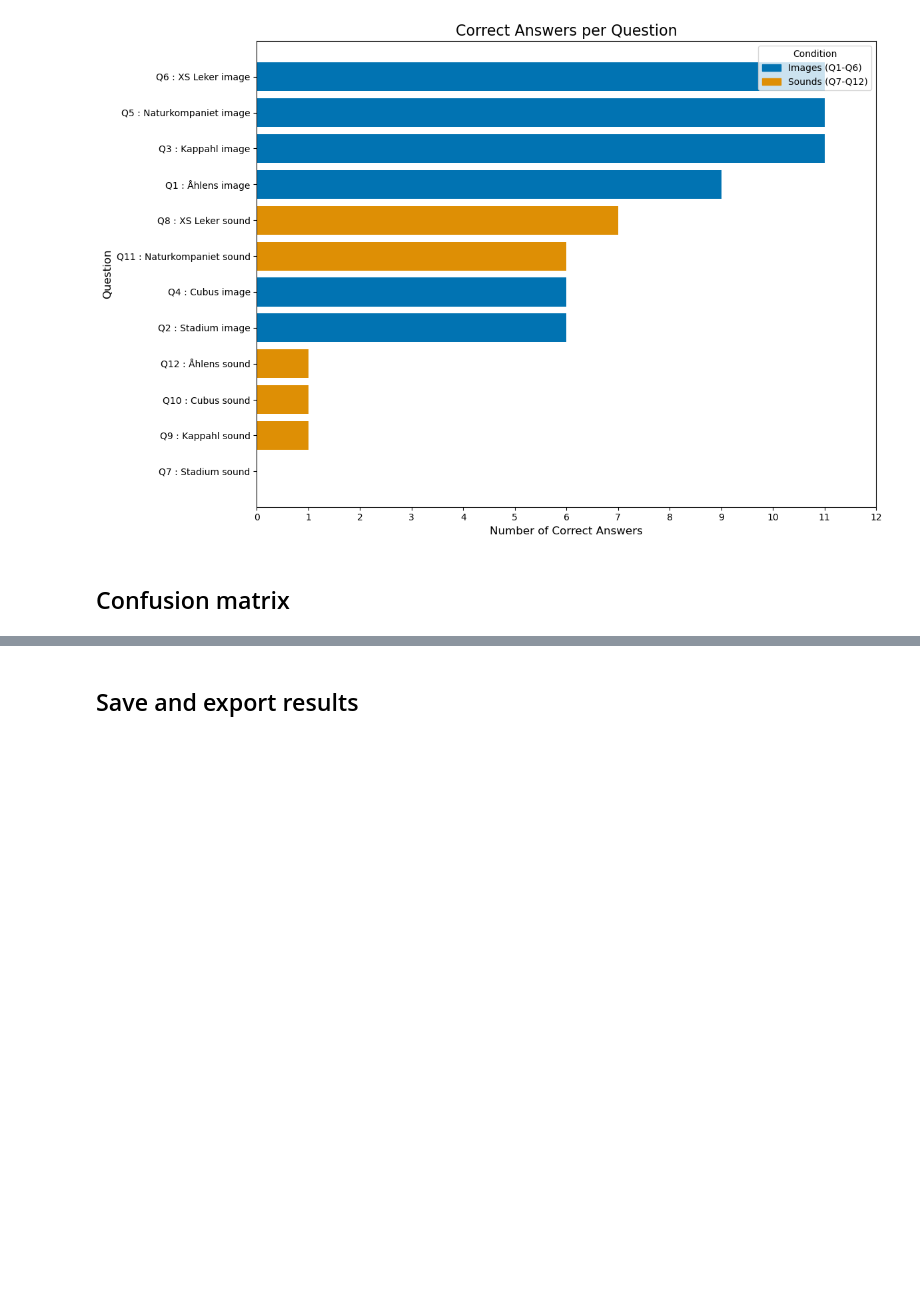
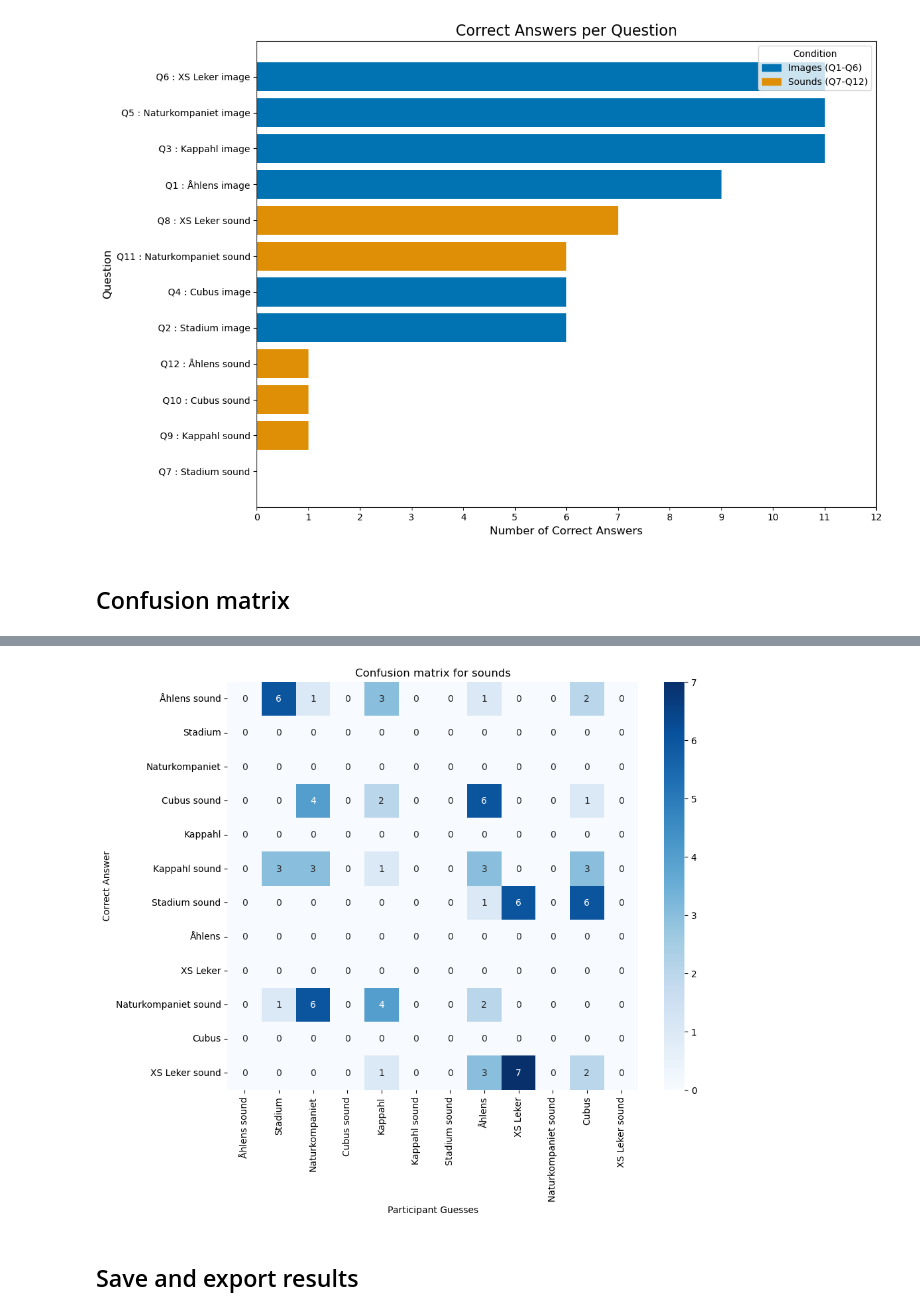
Before and after one commit to emmenru/Music-AI-workshop, a Jupyter notebook: AI-music-workshop.ipynb, the cells around one changed output, grey strips where cells are left out. Cells and saved outputs as stored; diff of their text form; code cells hidden in the pictures; blank space fills up the shorter version.

```diff
--- a/AI-music-workshop.ipynb
+++ b/AI-music-workshop.ipynb
@@ -746,3 +724,7 @@ df_quiz.head()
+# %%
+pf.plot_confusion_matrix(df_quiz.iloc[:,8:15], {k: correct_answers_dict[k] for k in list(correct_answers_dict)[6:]}, 'Confusion matrix for sounds')
+# %% [output]
+[figure, added]
 # %% [markdown]
 ## Save and export results
 # %%
```
Also changed, not shown: parts of 4 cells of this notebook, 1 other file.
